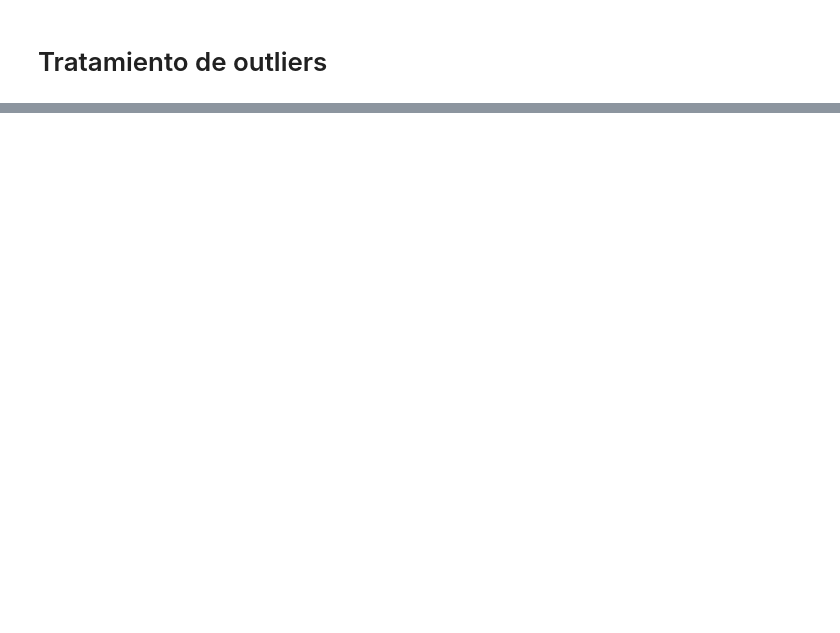
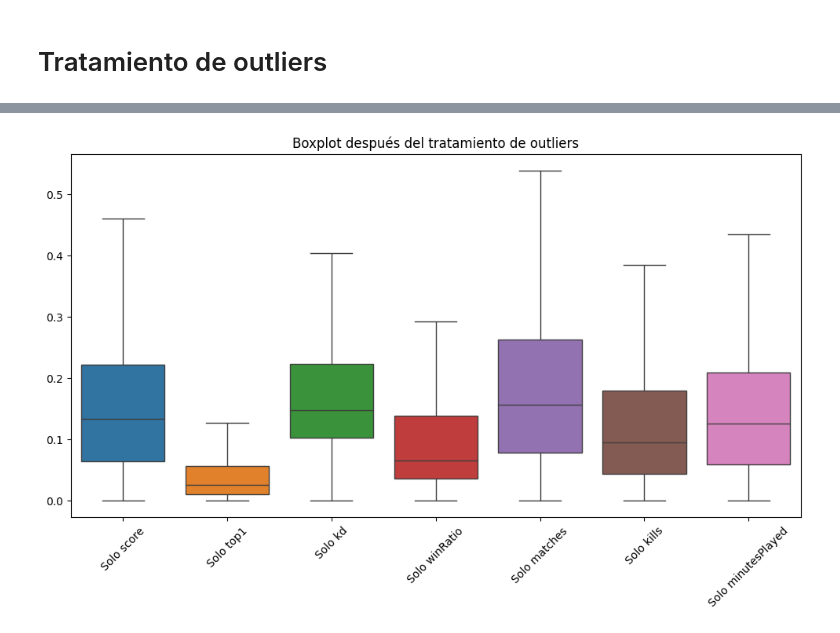
Before and after one commit to Perrogamer777/fortnite-machine, a Jupyter notebook: notebooks/note_fortinaiti.ipynb, the cells around one changed output, grey strips where cells are left out. Saved outputs shown, nothing was run; the diff lists cells and outputs as text; code cells hidden in the pictures; blank space fills up the shorter version.

```diff
--- a/notebooks/note_fortinaiti.ipynb
+++ b/notebooks/note_fortinaiti.ipynb
@@ -636,0 +586,9 @@ Sin los outliers, podemos observar una tendencia lineal clara y más concentrada
+# %%
+# Visualización después del tratamiento
+plt.figure(figsize=(12,6))
+sb.boxplot(data=df[numeric_columns])
+plt.title('Boxplot después del tratamiento de outliers')
+plt.xticks(rotation=45)
+plt.show()
+# %% [output]
+[figure, added]
```
Also changed, not shown: parts of 49 cells of this notebook, 11 other files.
